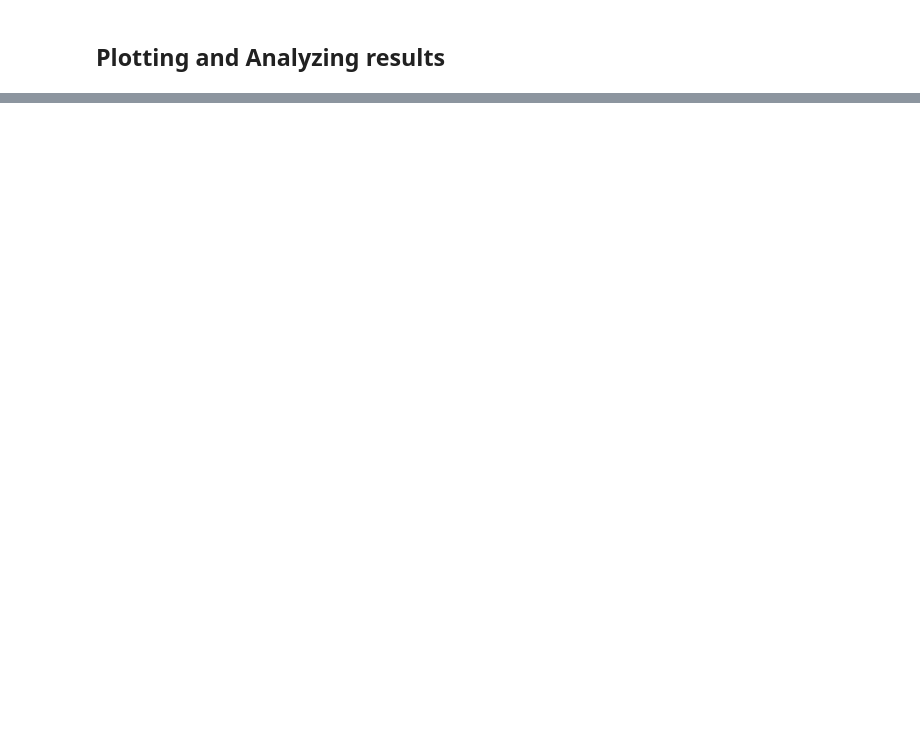
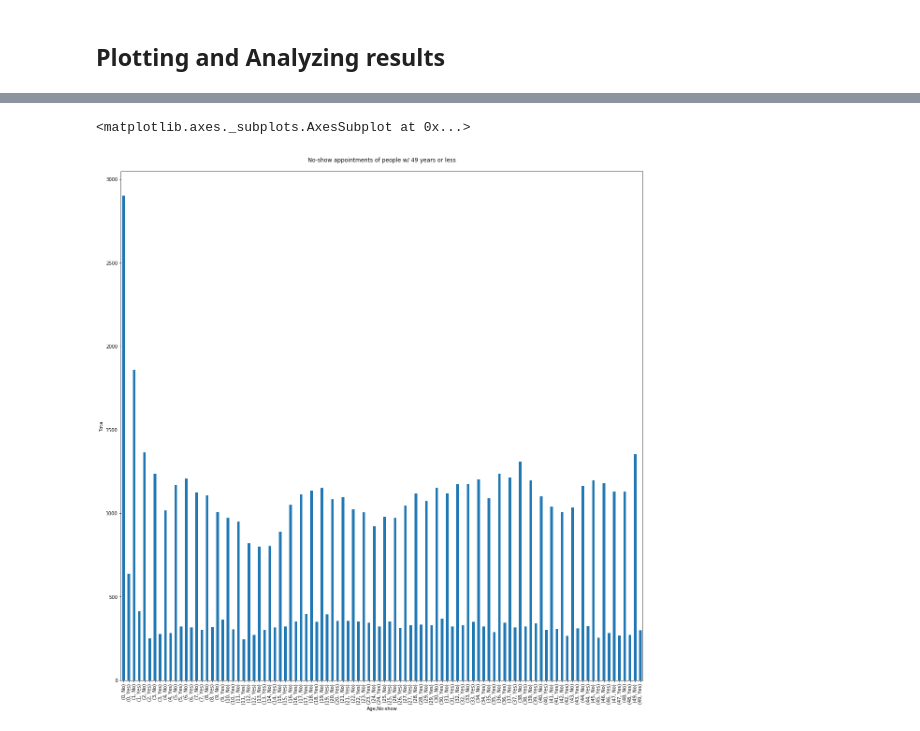
Before and after one commit to kcirne25/med_appointments, a Jupyter notebook: No-show-med-appointments.ipynb, the cells around one changed output, grey strips where cells are left out. Cells and saved outputs as stored; diff of their text form; code cells hidden in the pictures; blank space fills up the shorter version.

```diff
--- a/No-show-med-appointments.ipynb
+++ b/No-show-med-appointments.ipynb
@@ -222,0 +312,5 @@ df_app['Neighbourhood'].unique()
+# %%
+# Creating an old and young mask. The dataset was divided in two masks, in order to turn the bar chart "less crowded"
+young = df_app[df_app['Age'] < 50]
+old = df_app[df_app['Age'] > 50]
+old.head(5)
@@ -222,0 +324,8 @@ df_app['Neighbourhood'].unique()
+# %%
+# Plotting results of young
+plt.title('No-show appointments of people w/ 49 years or less\n')
+plt.ylabel('Total')
+young.groupby('Age')['No-show'].value_counts().plot(kind='bar', figsize=(20,20))
+# %% [output]
+<matplotlib.axes._subplots.AxesSubplot at 0x...>
+[figure, added]
```
Also changed, not shown: parts of 28 cells of this notebook.
